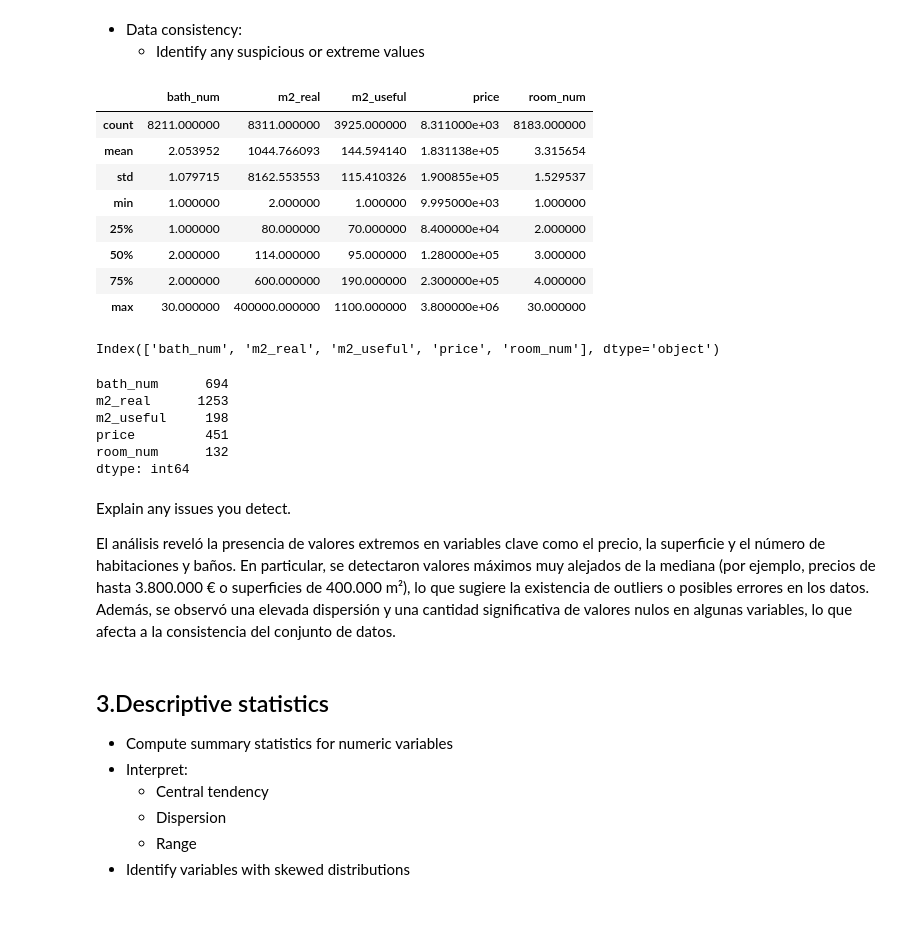
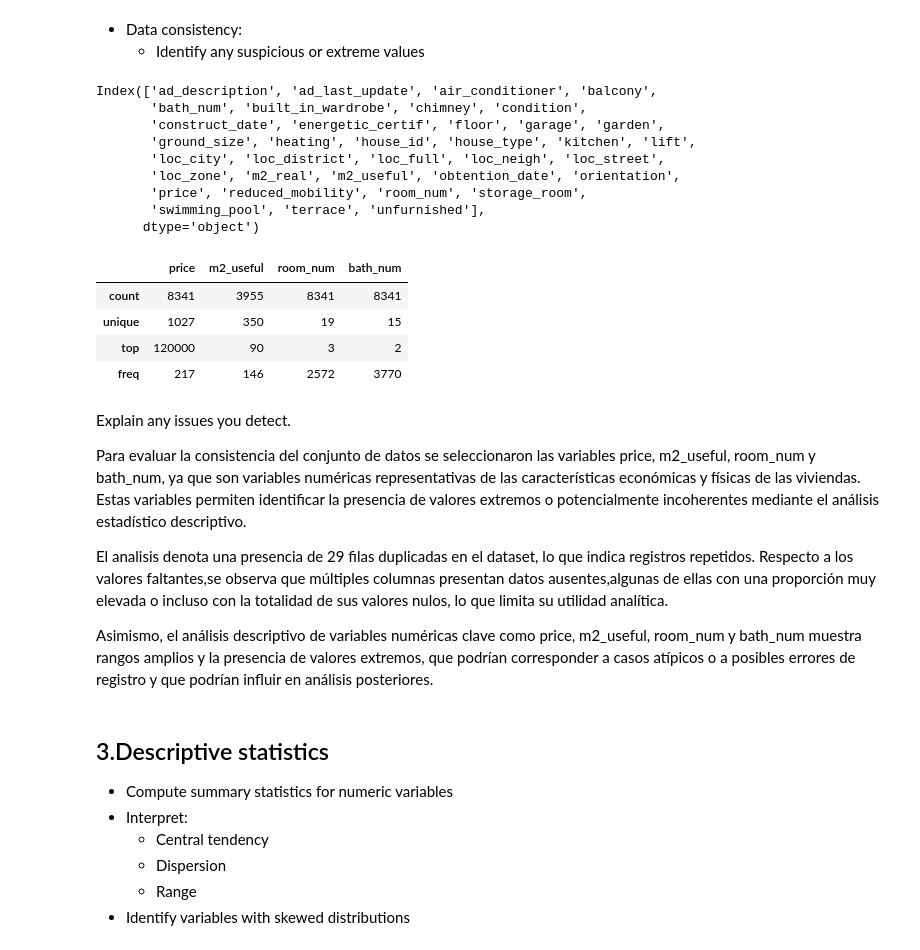
Before and after one commit to pauladata13/dataExploratory-, a Jupyter notebook: task_2.4_EDA_Housing_coruna.ipynb, the cells around one changed output. Drawn from its saved outputs; the diff is of its cells as text; code cells hidden in the pictures; blank space fills up the shorter version.

```diff
--- a/task_2.4_EDA_Housing_coruna.ipynb
+++ b/task_2.4_EDA_Housing_coruna.ipynb
@@ -101,15 +139,23 @@ missing_summary[missing_summary["Missing values"] > 0]
 # %% [markdown]
 - Data consistency:
   - Identify any suspicious or extreme values
+# %%
+df.columns
+# %% [output]
+Index(['ad_description', 'ad_last_update', 'air_conditioner', 'balcony',
+       'bath_num', 'built_in_wardrobe', 'chimney', 'condition',
+       'construct_date', 'energetic_certif', 'floor', 'garage', 'garden',
+       'ground_size', 'heating', 'house_id', 'house_type', 'kitchen', 'lift',
+       'loc_city', 'loc_district', 'loc_full', 'loc_neigh', 'loc_street',
+       'loc_zone', 'm2_real', 'm2_useful', 'obtention_date', 'orientation',
+       'price', 'reduced_mobility', 'room_num', 'storage_room',
+       'swimming_pool', 'terrace', 'unfurnished'],
+      dtype='object')
 # %%
-df.describe()
+df[["price", "m2_useful", "room_num", "bath_num"]].describe()
 # %% [output]
-|  | bath_num | m2_real | m2_useful | price | room_num |
-| count | 8211.000000 | 8311.000000 | 3925.000000 | 8.311000e+03 | 8183.000000 |
-| mean | 2.053952 | 1044.766093 | 144.594140 | 1.831138e+05 | 3.315654 |
-| std | 1.079715 | 8162.553553 | 115.410326 | 1.900855e+05 | 1.529537 |
-| min | 1.000000 | 2.000000 | 1.000000 | 9.995000e+03 | 1.000000 |
-| 25% | 1.000000 | 80.000000 | 70.000000 | 8.400000e+04 | 2.000000 |
-| 50% | 2.000000 | 114.000000 | 95.000000 | 1.280000e+05 | 3.000000 |
-| 75% | 2.000000 | 600.000000 | 190.000000 | 2.300000e+05 | 4.000000 |
-| max | 30.000000 | 400000.000000 | 1100.000000 | 3.800000e+06 | 30.000000 |
+|  | price | m2_useful | room_num | bath_num |
+| count | 8341 | 3955 | 8341 | 8341 |
+| unique | 1027 | 350 | 19 | 15 |
+| top | 120000 | 90 | 3 | 2 |
+| freq | 217 | 146 | 2572 | 3770 |
@@ -121,28 +162,11 @@ for col in cols_to_numeric:
-# %%
-numeric_cols = df.select_dtypes(include="number")
-numeric_cols.columns
-# %% [output]
-Index(['bath_num', 'm2_real', 'm2_useful', 'price', 'room_num'], dtype='object')
-# %%
-Q1 = numeric_cols.quantile(0.25)
-Q3 = numeric_cols.quantile(0.75)
-IQR = Q3 - Q1
-
-outliers = ((numeric_cols < (Q1 - 1.5 * IQR)) |
-            (numeric_cols > (Q3 + 1.5 * IQR)))
-
-outliers.sum()
-# %% [output]
-bath_num      694
-m2_real      1253
-m2_useful     198
-price         451
-room_num      132
-dtype: int64
 # %% [markdown]
 Explain any issues you detect.
 
-El análisis reveló la presencia de valores extremos en variables clave como el precio, la superficie y el número de habitaciones y baños. En particular, se detectaron valores máximos muy alejados de la mediana (por ejemplo, precios de hasta 3.800.000 € o superficies de 400.000 m²), lo que sugiere la existencia de outliers o posibles errores en los datos. Además, se observó una elevada dispersión y una cantidad significativa de valores nulos en algunas variables, lo que afecta a la consistencia del conjunto de datos.
+Para evaluar la consistencia del conjunto de datos se seleccionaron las variables price, m2_useful, room_num y bath_num, ya que son variables numéricas representativas de las características económicas y físicas de las viviendas. Estas variables permiten identificar la presencia de valores extremos o potencialmente incoherentes mediante el análisis estadístico descriptivo.
+
+El analisis denota una presencia de 29 filas duplicadas en el dataset, lo que indica registros repetidos. Respecto a los valores faltantes,se observa que múltiples columnas presentan datos ausentes,algunas de ellas con una proporción muy elevada o incluso con la totalidad de sus valores nulos, lo que limita su utilidad analítica.
+
+Asimismo, el análisis descriptivo de variables numéricas clave como price, m2_useful, room_num y bath_num muestra rangos amplios y la presencia de valores extremos, que podrían corresponder a casos atípicos o a posibles errores de registro y que podrían influir en análisis posteriores.
 # %% [markdown]
 ## 3.Descriptive statistics
 
```
Also changed, not shown: parts of 36 cells of this notebook.
